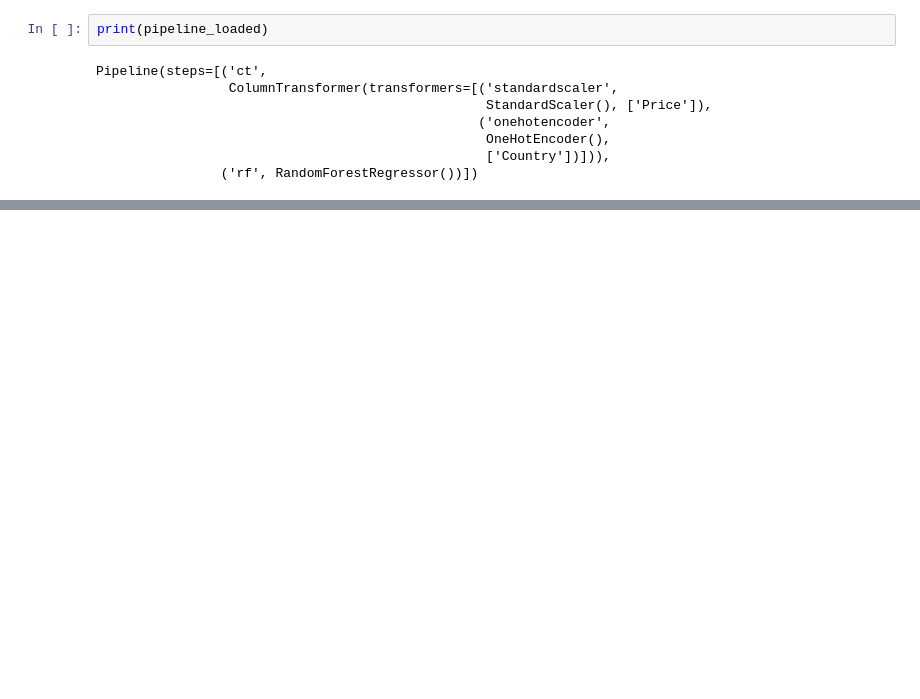
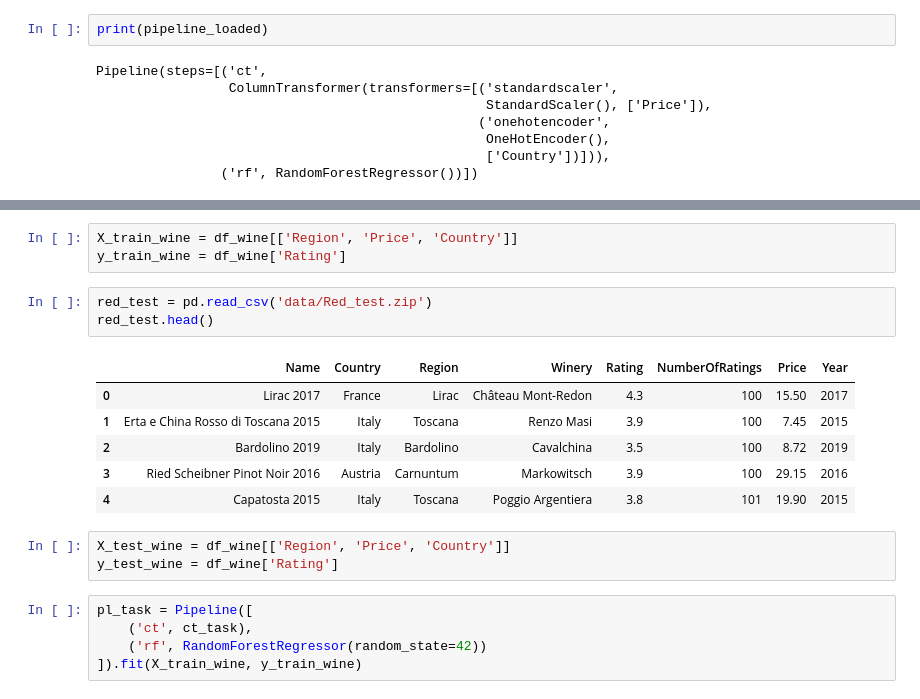
Before and after one commit to botovalex/SFDC, a Jupyter notebook: ML/ML8._Pipelines.ipynb, the cells around one changed output, grey strips where cells are left out. Drawn from its saved outputs; the diff is of its cells as text; blank space fills up the shorter version.

```diff
--- a/ML/ML8._Pipelines.ipynb
+++ b/ML/ML8._Pipelines.ipynb
@@ -201,0 +243,21 @@ Pipeline(steps=[('ct',
+# %%
+X_train_wine = df_wine[['Region', 'Price', 'Country']]
+y_train_wine = df_wine['Rating']
+# %%
+red_test = pd.read_csv('data/Red_test.zip')
+red_test.head()
+# %% [output]
+|  | Name | Country | Region | Winery | Rating | NumberOfRatings | Price | Year |
+| 0 | Lirac 2017 | France | Lirac | Château Mont-Redon | 4.3 | 100 | 15.50 | 2017 |
+| 1 | Erta e China Rosso di Toscana 2015 | Italy | Toscana | Renzo Masi | 3.9 | 100 | 7.45 | 2015 |
+| 2 | Bardolino 2019 | Italy | Bardolino | Cavalchina | 3.5 | 100 | 8.72 | 2019 |
+| 3 | Ried Scheibner Pinot Noir 2016 | Austria | Carnuntum | Markowitsch | 3.9 | 100 | 29.15 | 2016 |
+| 4 | Capatosta 2015 | Italy | Toscana | Poggio Argentiera | 3.8 | 101 | 19.90 | 2015 |
+# %%
+X_test_wine = df_wine[['Region', 'Price', 'Country']]
+y_test_wine = df_wine['Rating']
+# %%
+pl_task = Pipeline([
+    ('ct', ct_task),
+    ('rf', RandomForestRegressor(random_state=42))
+]).fit(X_train_wine, y_train_wine)
```
Also changed, not shown: parts of 17 cells of this notebook, 6 other files.
